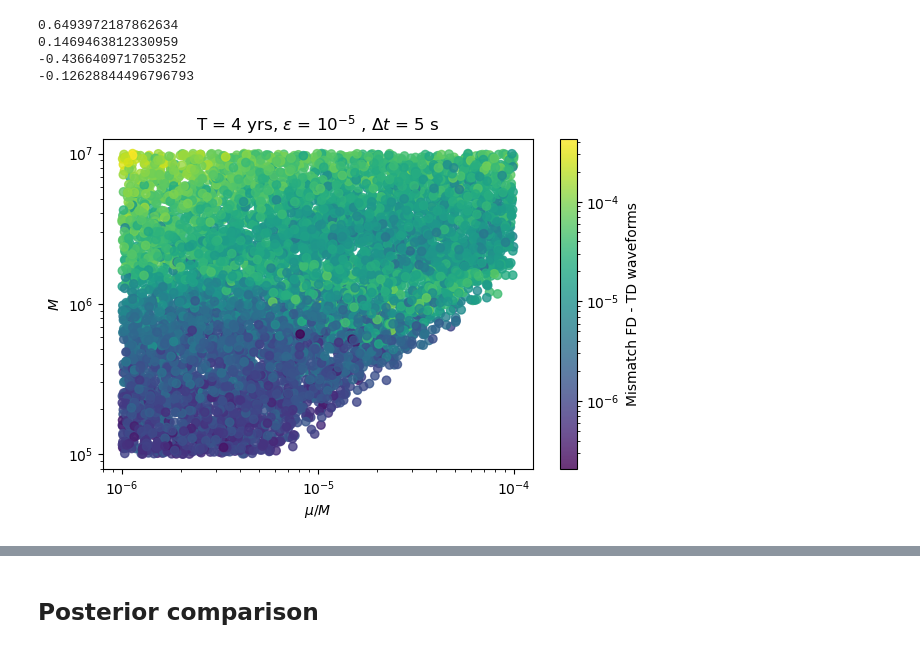
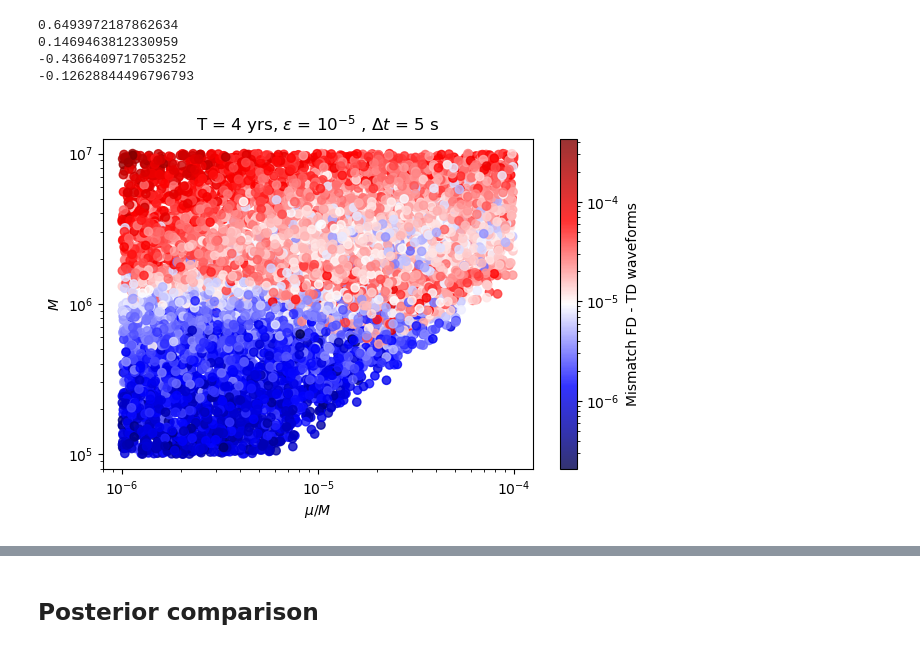
Before and after one commit to lorenzsp/EMRI_FrequencyDomainWaveforms, a Jupyter notebook: single_waveform_analysis.ipynb, the cells around one changed output, grey strips where cells are left out. Cells and saved outputs as stored; diff of their text form; code cells hidden in the pictures.

```diff
--- a/single_waveform_analysis.ipynb
+++ b/single_waveform_analysis.ipynb
@@ -647,32 +687,32 @@ for var in [0,1,3,4]:
 # %%
 ii = 3
 # Generate random data
 x = injection_pars[ii][:,1]/injection_pars[ii][:,0]
 omega = (injection_pars[ii][:,3]/(1-injection_pars[ii][:,4]**2))**(-3/2)/(2*np.pi*MTSUN_SI*injection_pars[ii][:,0])
 y = injection_pars[ii][:,0]#omega#
 z = mismatch_windowed_h[ii]#speed_td[ii]/speed_fd[ii]
 
 # Define color scheme
-cmap = plt.get_cmap('viridis')
+cmap = plt.get_cmap('seismic')
 colors = cmap(z)
 
 enlarge = 1.2
 # Plot scatter plot with colormap and color bar
 fig, ax = plt.subplots(figsize=(figsize_std[0]*enlarge,figsize_std[1]*enlarge))
 plt.title(f'T = {int(dt_T_eps[ii][1])} yrs, $\epsilon$ = ${as_si(dt_T_eps[ii][2],0)}$ , $\Delta t$ = {int(dt_T_eps[ii][0])} s')
 
 plt.scatter(x, y, c=z, cmap=cmap, norm=matplotlib.colors.LogNorm(),alpha=0.8)
 plt.colorbar(label='Mismatch FD - TD waveforms')
 # plt.colorbar(label='log10 Mismatch')
 
 # Set axis labels and title
 ax.set_xlabel('$\mu/M$')
 ax.set_ylabel('$M$')
 ax.set_yscale('log')
 ax.set_xscale('log')
 # ax.set_title('Speed up as a function of the parameter spac')
 
 # Show the plot
 plt.savefig('figures/mass_massratio_mismatch.pdf')
 # %% [output]
-[figure, old version]
+[figure, new version]
```
Also changed, not shown: parts of 12 cells of this notebook, 10 other files.
